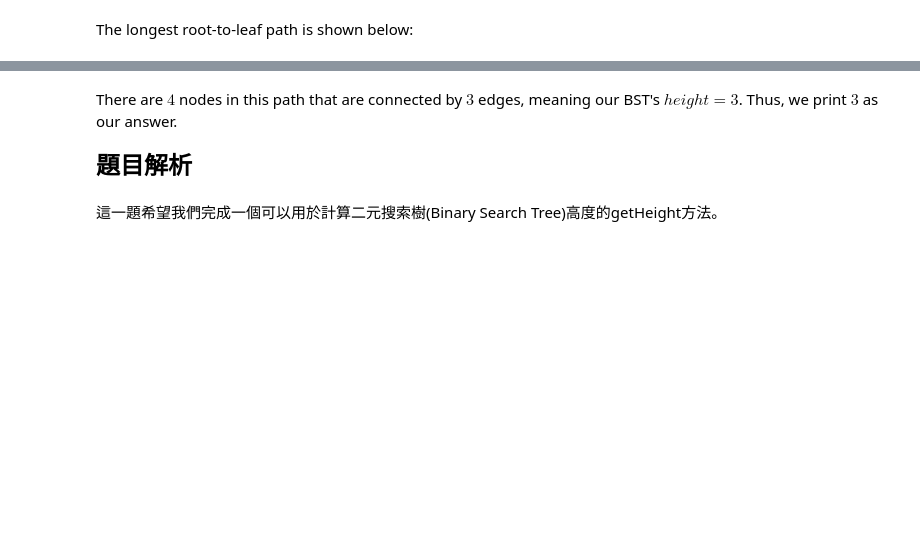
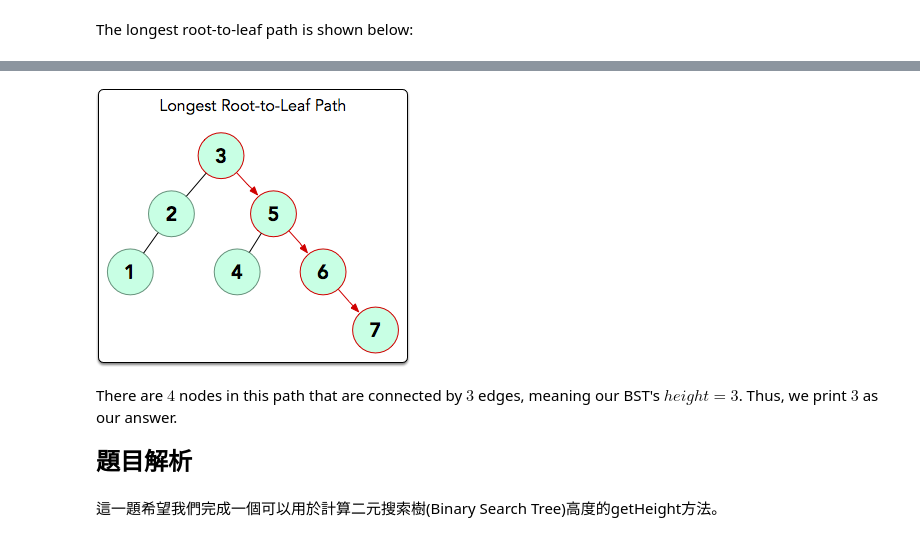
Before and after one commit to ErebusTW/HackerRank, a Jupyter notebook: Day_22_Binary_Search_Trees.ipynb, the cells around one changed output, grey strips where cells are left out. Cells and saved outputs as stored; diff of their text form; code cells hidden in the pictures; blank space fills up the shorter version.

```diff
--- a/Day_22_Binary_Search_Trees.ipynb
+++ b/Day_22_Binary_Search_Trees.ipynb
@@ -47,3 +47,7 @@ The longest root-to-leaf path is shown below:
+# %%
+Image('./Day_22_image2.png')
+# %% [output]
+[figure, added]
 # %% [markdown]
 There are $4$ nodes in this path that are connected by $3$ edges, meaning our BST's $height = 3$. Thus, we print $3$ as our answer.
 # %% [markdown]
```
Also changed, not shown: parts of 10 cells of this notebook.
